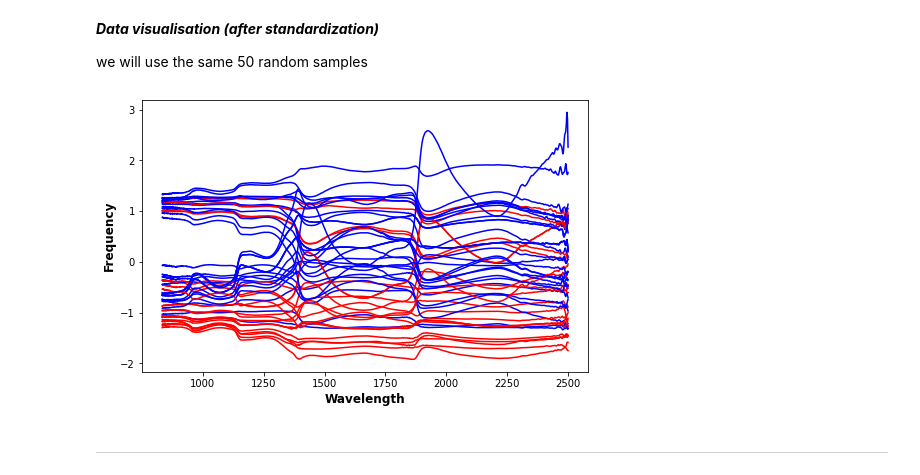
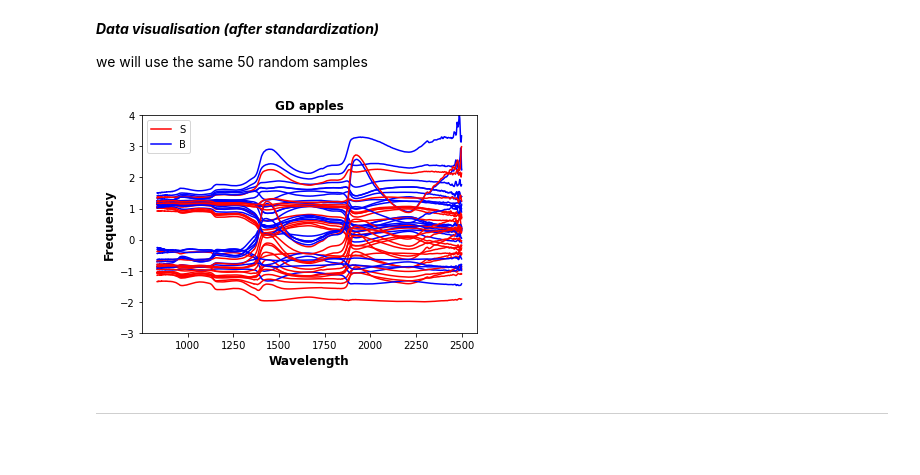
Before and after one commit to eahussein/apple_classification, a Jupyter notebook: gd/tutorial1_gd.ipynb, the cells around one changed output. Saved outputs shown, nothing was run; the diff lists cells and outputs as text; code cells hidden in the pictures; blank space fills up the shorter version.

```diff
--- a/gd/tutorial1_gd.ipynb
+++ b/gd/tutorial1_gd.ipynb
@@ -109,15 +109,29 @@ array([298, 248, 406,  13,   3, 217, 460, 507,  28, 496, 139, 247, 217,
 # %%
-plt.figure(figsize=(8, 5))
+plt.figure(figsize=(6, 4))
+S_Flag = True
+B_Flag = True
 for t in range (n):
     i = rand[t]
     lineSpec =  np.array(df_input_GD.iloc[i]).flatten()
+
     if y_GD[i] == 'S':
+        if S_Flag:
+            plt.plot(np.array(df_input_GD.columns), lineSpec, color = 'red', label = "S") # plotting the good apples
+            S_Flag = False
         plt.plot(np.array(df_input_GD.columns), lineSpec, color = 'red') # plotting the good apples
     if y_GD[i] == 'B':
+        if B_Flag == True:
+            plt.plot(np.array(df_input_GD.columns), lineSpec, color = 'blue', label = "B") # plotting the good apples
+            B_Flag = False
         plt.plot(np.array(df_input_GD.columns), lineSpec, color = 'blue') # plotting the bad apples
     # plt.ylim(-1, 2)
 
+plt.title("GD apples", fontweight ='bold', fontsize =12)
 plt.xlabel("Wavelength", fontweight ='bold', fontsize =12)
 plt.ylabel("Frequency", fontweight ='bold', fontsize =12)
+plt.ylim([-.3,2.2])
+
+plt.legend()
+
 plt.show()
 # %% [output]
@@ -156,21 +170,34 @@ df_input_GD
 
 we will use the same 50 random samples
 # %%
-plt.figure(figsize=(8, 5))
+plt.figure(figsize=(6, 4))
+S_Flag = True
+B_Flag = True
 for t in range (n):
     i = rand[t]
     lineSpec =  np.array(df_input_GD.iloc[i]).flatten()
+
     if y_GD[i] == 'S':
+        if S_Flag:
+            plt.plot(np.array(df_input_GD.columns), lineSpec, color = 'red', label = "S") # plotting the good apples
+            S_Flag = False
         plt.plot(np.array(df_input_GD.columns), lineSpec, color = 'red') # plotting the good apples
     if y_GD[i] == 'B':
+        if B_Flag == True:
+            plt.plot(np.array(df_input_GD.columns), lineSpec, color = 'blue', label = "B") # plotting the good apples
+            B_Flag = False
         plt.plot(np.array(df_input_GD.columns), lineSpec, color = 'blue') # plotting the bad apples
     # plt.ylim(-1, 2)
 
+plt.title("GD apples", fontweight ='bold', fontsize =12)
 plt.xlabel("Wavelength", fontweight ='bold', fontsize =12)
 plt.ylabel("Frequency", fontweight ='bold', fontsize =12)
+plt.ylim([-3,4])
+plt.legend()
+
 plt.show()
 # %% [output]
-[figure, old version]
+[figure, new version]
 # %% [markdown]
 ---
 # %% [markdown]
```
Also changed, not shown: parts of 3 cells of this notebook.
